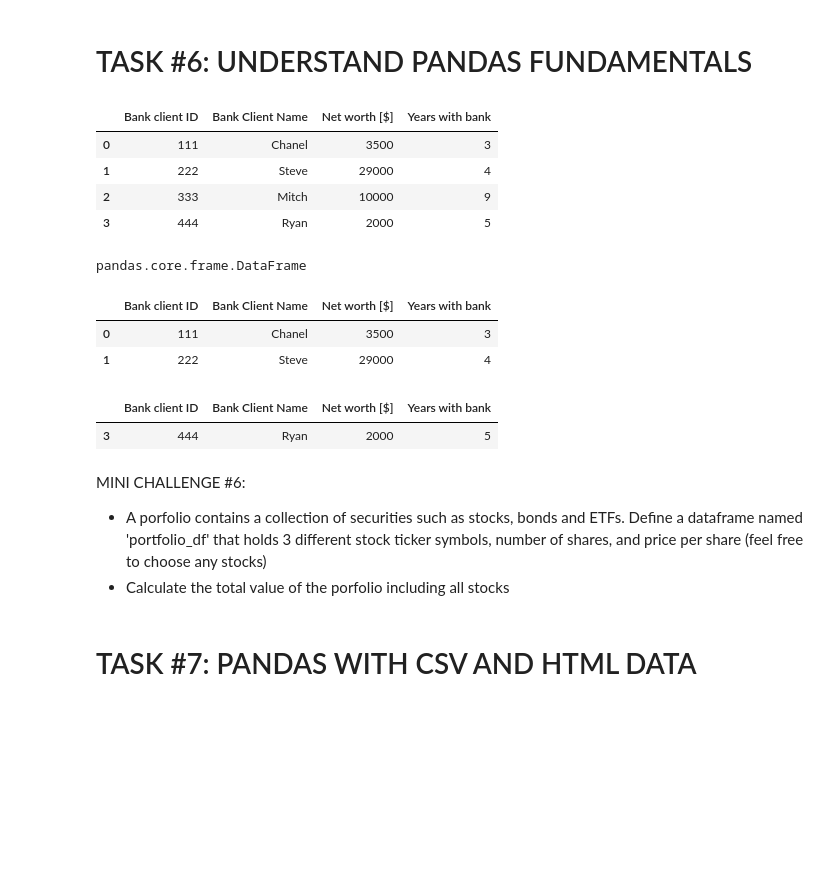
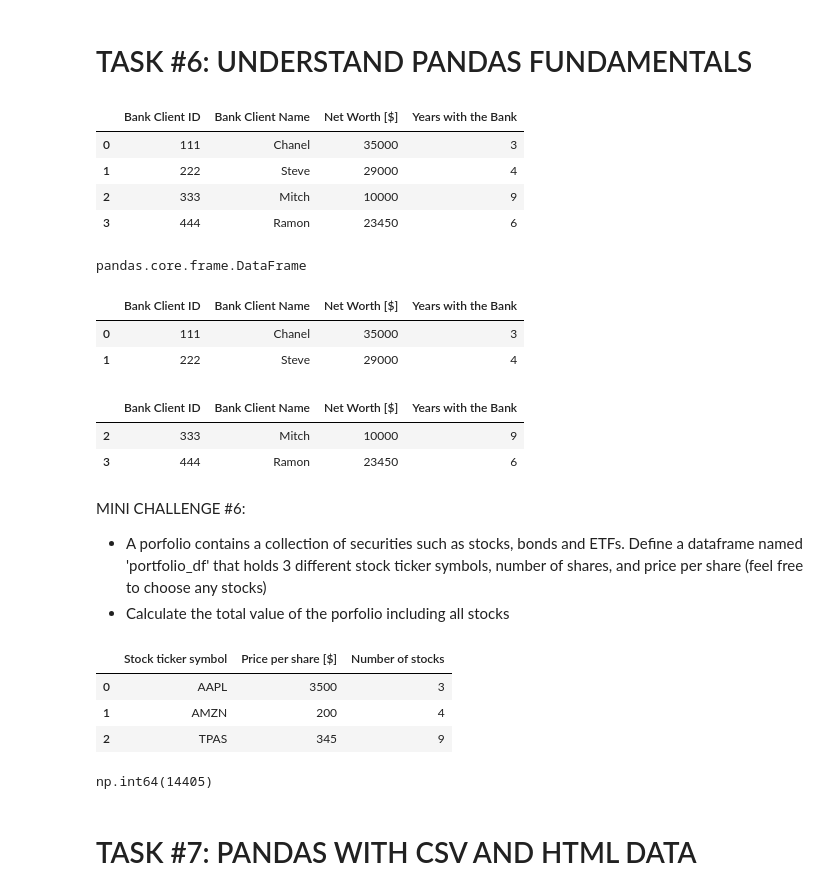
Before and after one commit to miguelestradam3/jupyter_numpy_basics, a Jupyter notebook: Python 101 - Python Libraries for Data Analysis - Numpy and Pandas.ipynb, the cells around one changed output. Drawn from its saved outputs; the diff is of its cells as text; code cells hidden in the pictures; blank space fills up the shorter version.

```diff
--- a/Python 101 - Python Libraries for Data Analysis - Numpy and Pandas.ipynb
+++ b/Python 101 - Python Libraries for Data Analysis - Numpy and Pandas.ipynb
@@ -302,11 +302,16 @@ array([[ 2, 30, 20,  0,  0],
 # %%
 # Let's define a two-dimensional Pandas DataFrame
 # Note that you can create a pandas dataframe from a python dictionary
+bank_client_df = pd.DataFrame({'Bank Client ID': [111, 222, 333, 444],
+                            'Bank Client Name': ["Chanel", "Steve", "Mitch", "Ramon"],
+                            'Net Worth [$]':[35000, 29000, 10000, 23450],
+                            'Years with the Bank':[3, 4, 9,  6]})
+bank_client_df
 # %% [output]
-|  | Bank client ID | Bank Client Name | Net worth [$] | Years with bank |
-| 0 | 111 | Chanel | 3500 | 3 |
+|  | Bank Client ID | Bank Client Name | Net Worth [$] | Years with the Bank |
+| 0 | 111 | Chanel | 35000 | 3 |
 | 1 | 222 | Steve | 29000 | 4 |
 | 2 | 333 | Mitch | 10000 | 9 |
-| 3 | 444 | Ryan | 2000 | 5 |
+| 3 | 444 | Ramon | 23450 | 6 |
 # %%
 # Let's obtain the data type
@@ -314,19 +320,39 @@ array([[ 2, 30, 20,  0,  0],
 pandas.core.frame.DataFrame
 # %%
 # you can only view the first couple of rows using .head()
+bank_client_df.head(2)
 # %% [output]
-|  | Bank client ID | Bank Client Name | Net worth [$] | Years with bank |
-| 0 | 111 | Chanel | 3500 | 3 |
+|  | Bank Client ID | Bank Client Name | Net Worth [$] | Years with the Bank |
+| 0 | 111 | Chanel | 35000 | 3 |
 | 1 | 222 | Steve | 29000 | 4 |
 # %%
 # you can only view the last couple of rows using .tail()
+bank_client_df.tail(2)
 # %% [output]
-|  | Bank client ID | Bank Client Name | Net worth [$] | Years with bank |
-| 3 | 444 | Ryan | 2000 | 5 |
+|  | Bank Client ID | Bank Client Name | Net Worth [$] | Years with the Bank |
+| 2 | 333 | Mitch | 10000 | 9 |
+| 3 | 444 | Ramon | 23450 | 6 |
 # %% [markdown]
 MINI CHALLENGE #6:
 - A porfolio contains a collection of securities such as stocks, bonds and ETFs. Define a dataframe named 'portfolio_df' that holds 3 different stock ticker symbols, number of shares, and price per share (feel free to choose any stocks)
 - Calculate the total value of the porfolio including all stocks
+# %%
+portfolio_df = pd.DataFrame(
+    {'Stock ticker symbol':['AAPL', 'AMZN', 'TPAS'],
+     'Price per share [$]': [3500, 200, 345],
+     'Number of stocks': [3, 4, 9]}
+)
+portfolio_df
+# %% [output]
+|  | Stock ticker symbol | Price per share [$] | Number of stocks |
+| 0 | AAPL | 3500 | 3 |
+| 1 | AMZN | 200 | 4 |
+| 2 | TPAS | 345 | 9 |
+# %%
+stock_dollar_value = portfolio_df['Price per share [$]'] * portfolio_df['Number of stocks']
+stock_dollar_value.sum()
+# %% [output]
+np.int64(14405)
 # %% [markdown]
 # TASK #7: PANDAS WITH CSV AND HTML DATA
 # %%
```
Also changed, not shown: parts of 26 cells of this notebook.
